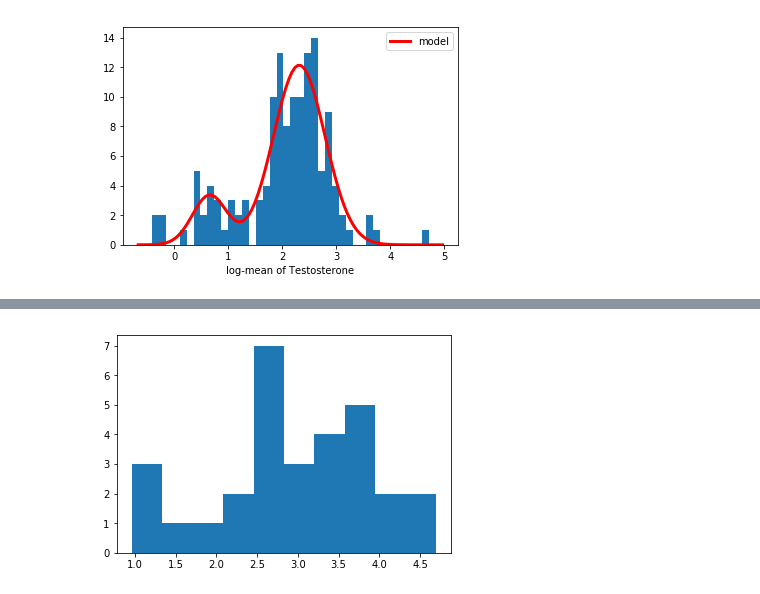
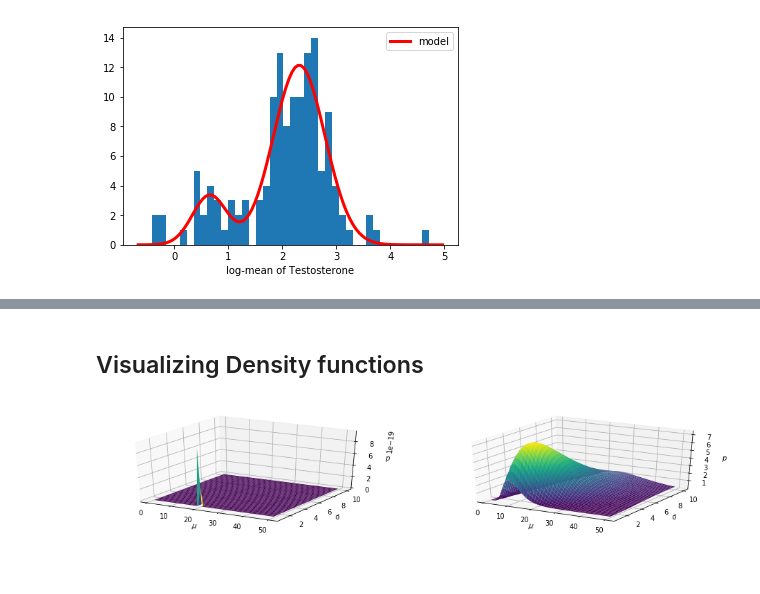
Before and after one commit to fnozarian/Anti-doping-analysis, a Jupyter notebook: EDA V2.0.ipynb, the cells around one changed output, grey strips where cells are left out. Saved outputs shown, nothing was run; the diff lists cells and outputs as text; code cells hidden in the pictures; blank space fills up the shorter version.

Commit message:
Removig log parameter, adding visuazation and CDF function

```diff
--- a/EDA V2.0.ipynb
+++ b/EDA V2.0.ipynb
@@ -122,15 +158,19 @@ mu1: 0.65, mu2: 2.31, sigma1: 0.32, sigma2: 0.48
 # %%
-def joint_prob(log_mu, log_sigma, mu_log_mu, std_log_mu, mu_log_cv, std_log_cv):
-    log_cv = log_sigma - log_mu
+def joint_prob(mu, sigma, mu_log_mu, std_log_mu, mu_log_cv, std_log_cv):
+
+    cv = ( sigma / mu ) * 100
+
+    log_mu = np.log(mu)
+    log_cv = np.log(cv)
 
     p_mu = norm.pdf(log_mu, loc=mu_log_mu, scale=std_log_mu)
     p_cv = norm.pdf(log_cv, loc=mu_log_cv, scale=std_log_cv)
 
-    return log_mu * p_cv * p_mu
+    return mu * p_cv * p_mu
 
-def products(log_observations, log_mu, log_sigma):
-    return np.product([norm.pdf(obs, loc=log_mu, scale=log_sigma) for obs in log_observations])
+def products(mu, sigma, observations):
+    return np.product([norm.pdf(obs, loc=mu, scale=sigma) for obs in observations])
 
-def dist(log_mu, log_sigma, log_observations, log_mu_mu, log_std_mu, log_mu_cv, log_std_cv):
-    return products(log_observations, log_mu, log_sigma) * joint_prob(log_mu, log_sigma, log_mu_mu, log_std_mu,
-                                                                      log_mu_cv, std_log_cv)
+def dist(mu, sigma, observations, mu_log_mu, std_log_mu, mu_log_cv, std_log_cv):
+    return products(mu, sigma, observations) * joint_prob(mu, sigma, mu_log_mu, std_log_mu,
+                                                                      mu_log_cv, std_log_cv)
@@ -174,4 +187,0 @@ plt.hist(simulated_data)
-# %%
-plt.hist(np.log(simulated_data));
-# %% [output]
-[figure, removed]
@@ -183,0 +201,22 @@ predictive_dist = [f(x) for x in np.log(np.linspace(1, 500, 10))]
+# %% [markdown]
+## Visualizing Density functions
+# %%
+mu, sigma = np.linspace(1,50), np.linspace(1,10)
+mu, sigma = np.meshgrid(mu, sigma)
+# %%
+joint_prob_z = joint_prob(mu, sigma,mu_log_mu_male, std_log_mu_male, mu_log_cv, std_log_cv)
+products_z = np.array([products(mu, sigma, simulated_data) for sigma in np.linspace(1,10) for mu in np.linspace(1,50)]).reshape(50,50)
+# %%
+fig = plt.figure(figsize=(plt.figaspect(.2)));
+ax = fig.add_subplot(121, projection='3d')
+ax.plot_surface(mu, sigma, products_z, antialiased=True,cmap=cm.viridis)
+ax.set_xlabel("$\mu$");
+ax.set_ylabel("$\sigma$");
+ax.set_zlabel("$p$");
+ax = fig.add_subplot(122, projection='3d')
+ax.plot_surface(mu, sigma, joint_prob_z, cmap=cm.viridis)
+ax.set_xlabel("$\mu$");
+ax.set_ylabel("$\sigma$");
+ax.set_zlabel("$p$");
+# %% [output]
+[figure, added]
```
Also changed, not shown: parts of 21 cells of this notebook.
